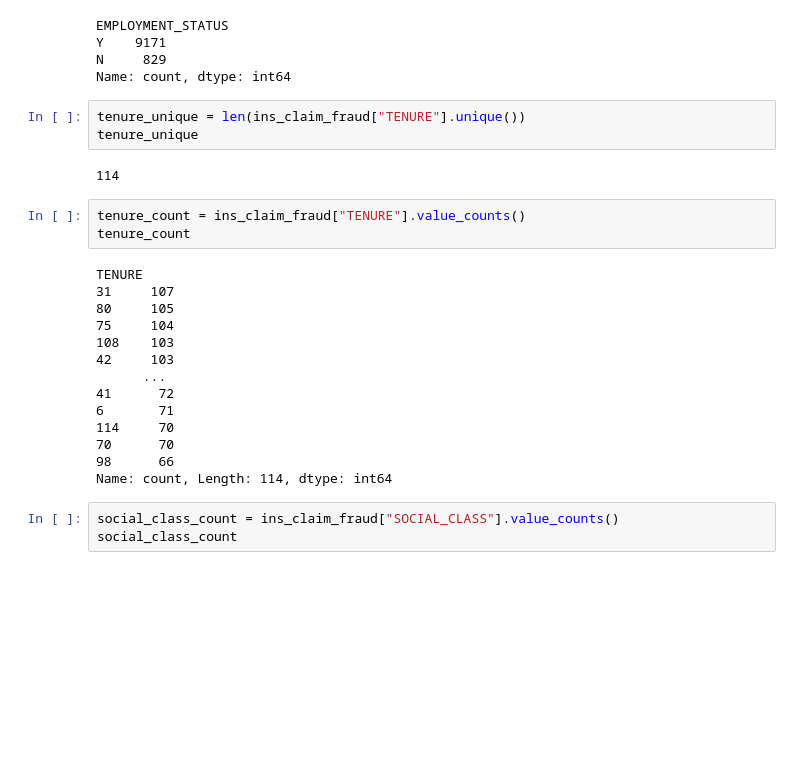
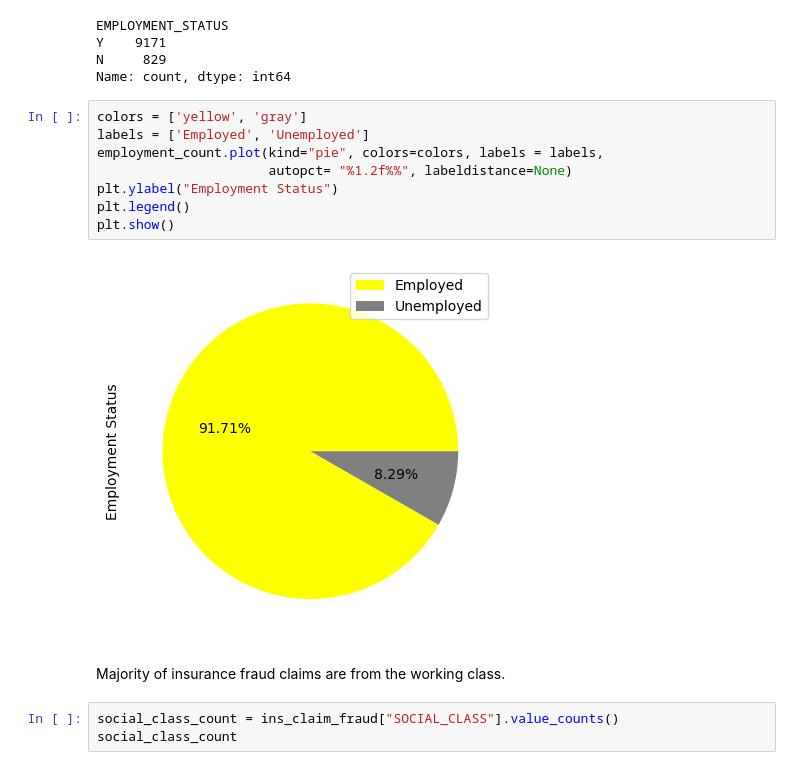
Before and after one commit to JustinS25/Insurance-Claim-Detection, a Jupyter notebook: Code/insurance_claim_valuecounts.ipynb, the cells around one changed output. Cells and saved outputs as stored; diff of their text form; blank space fills up the shorter version.

```diff
--- a/Code/insurance_claim_valuecounts.ipynb
+++ b/Code/insurance_claim_valuecounts.ipynb
@@ -265,28 +271,18 @@ EMPLOYMENT_STATUS
 Y    9171
 N     829
 Name: count, dtype: int64
-# %%
-tenure_unique = len(ins_claim_fraud["TENURE"].unique())
-tenure_unique
-# %% [output]
-114
-# %%
-tenure_count = ins_claim_fraud["TENURE"].value_counts()
-tenure_count
-# %% [output]
-TENURE
-31     107
-80     105
-75     104
-108    103
-42     103
-      ...
-41      72
-6       71
-114     70
-70      70
-98      66
-Name: count, Length: 114, dtype: int64
+# %%
+colors = ['yellow', 'gray']
+labels = ['Employed', 'Unemployed']
+employment_count.plot(kind="pie", colors=colors, labels = labels,
+                      autopct= "%1.2f%%", labeldistance=None)
+plt.ylabel("Employment Status")
+plt.legend()
+plt.show()
+# %% [output]
+[figure, added]
+# %% [markdown]
+Majority of insurance fraud claims are from the working class.
 # %%
 social_class_count = ins_claim_fraud["SOCIAL_CLASS"].value_counts()
 social_class_count
```
Also changed, not shown: parts of 15 cells of this notebook.
